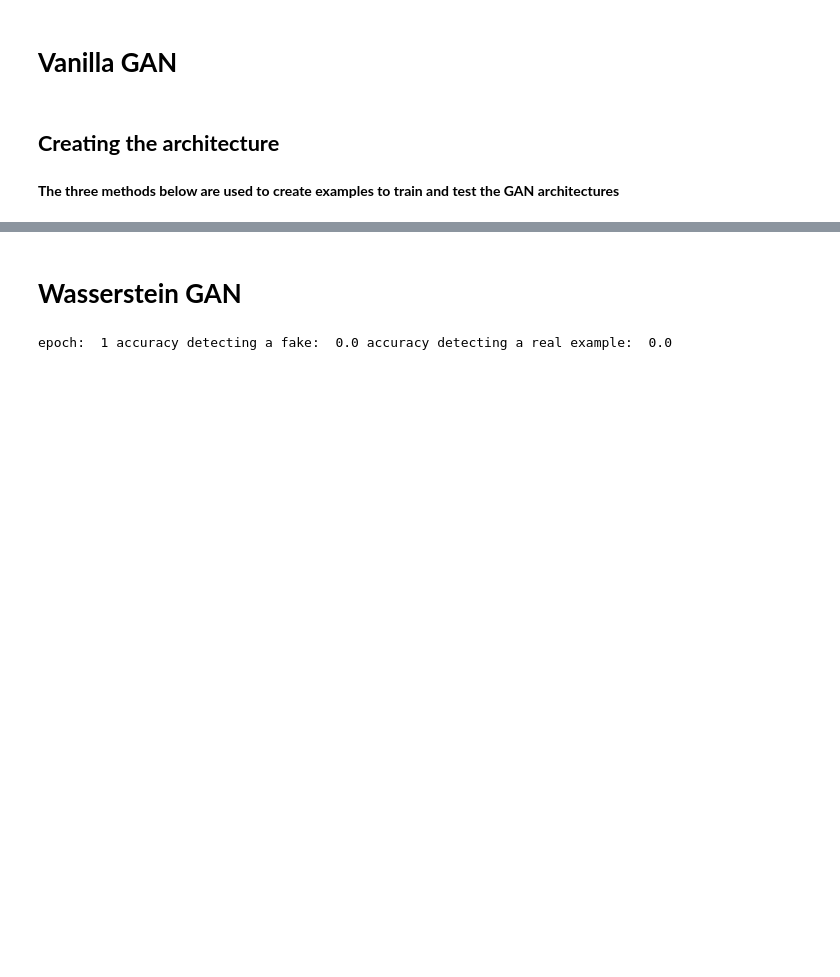
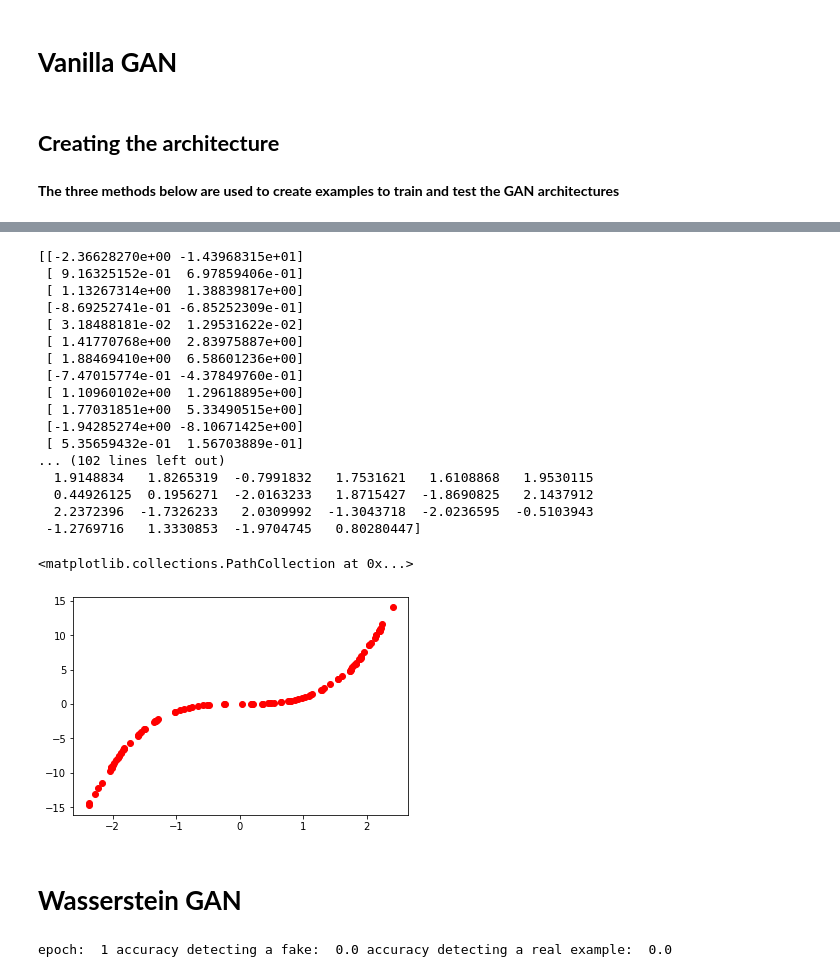
Before and after one commit to Ruanvans/GAN-time-series-implementation, a Jupyter notebook: GAN.ipynb, the cells around one changed output, grey strips where cells are left out. Cells and saved outputs as stored; diff of their text form; code cells hidden in the pictures; blank space fills up the shorter version.

```diff
--- a/GAN.ipynb
+++ b/GAN.ipynb
@@ -373,4 +412,32 @@ epoch:  25000 accuracy detecting a fake:  0.6600000262260437 accuracy detecting
 ... (11 outputs left out)
+# %%
+n=100
+example_fake, label_fake = fake_examples(gen, latent, n)
+print(example_fake)
+print(" ")
+print(example_fake[:,0])
+
+plt.scatter(example_fake[:,0], example_fake[:,1], color='red', label='Generated')
+# %% [output]
+[[-2.36628270e+00 -1.43968315e+01]
+ [ 9.16325152e-01  6.97859406e-01]
+ [ 1.13267314e+00  1.38839817e+00]
+ [-8.69252741e-01 -6.85252309e-01]
+ [ 3.18488181e-02  1.29531622e-02]
+ [ 1.41770768e+00  2.83975887e+00]
+ [ 1.88469410e+00  6.58601236e+00]
+ [-7.47015774e-01 -4.37849760e-01]
+ [ 1.10960102e+00  1.29618895e+00]
+ [ 1.77031851e+00  5.33490515e+00]
+ [-1.94285274e+00 -8.10671425e+00]
+ [ 5.35659432e-01  1.56703889e-01]
+... (102 lines left out)
+  1.9148834   1.8265319  -0.7991832   1.7531621   1.6108868   1.9530115
+  0.44926125  0.1956271  -2.0163233   1.8715427  -1.8690825   2.1437912
+  2.2372396  -1.7326233   2.0309992  -1.3043718  -2.0236595  -0.5103943
+ -1.2769716   1.3330853  -1.9704745   0.80280447]
+<matplotlib.collections.PathCollection at 0x...>
+[figure, added]
 # %% [markdown]
 # **Wasserstein GAN**
 # %%
```
Also changed, not shown: parts of 9 cells of this notebook.
